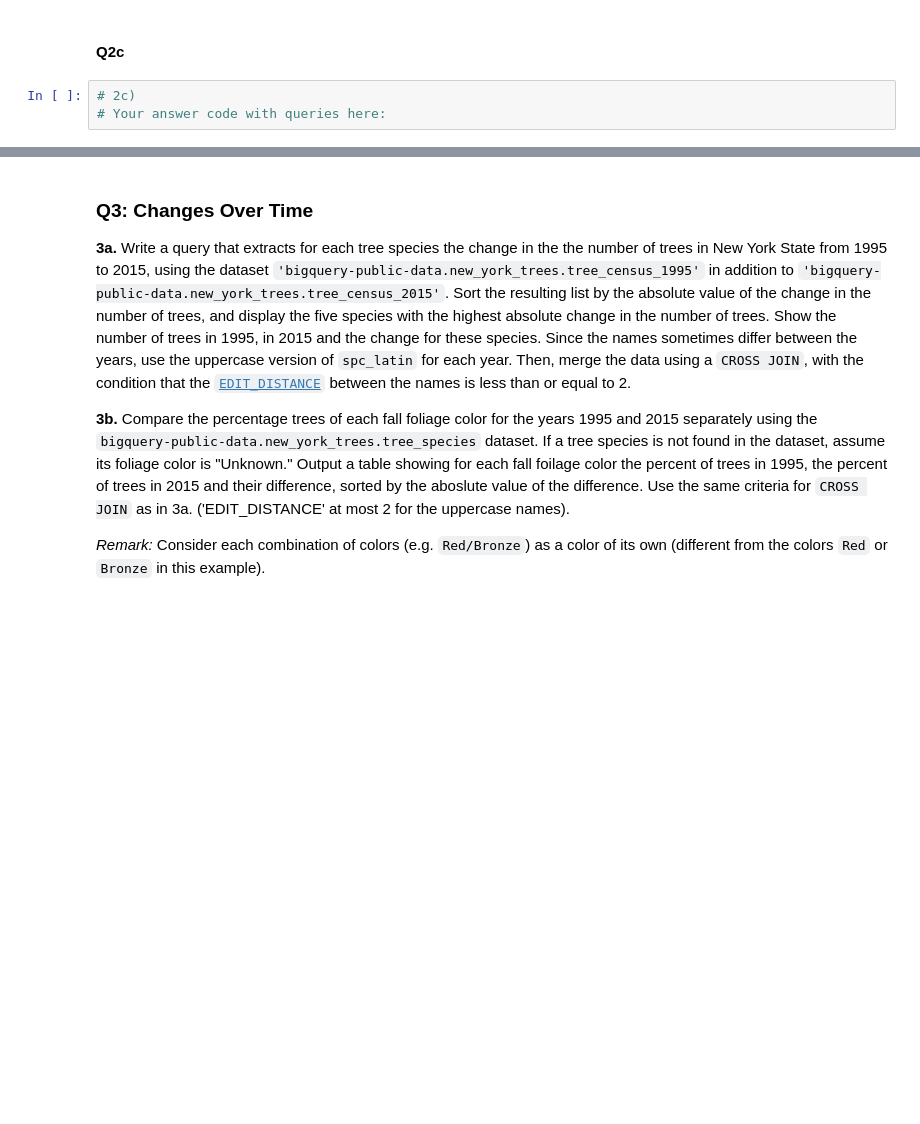
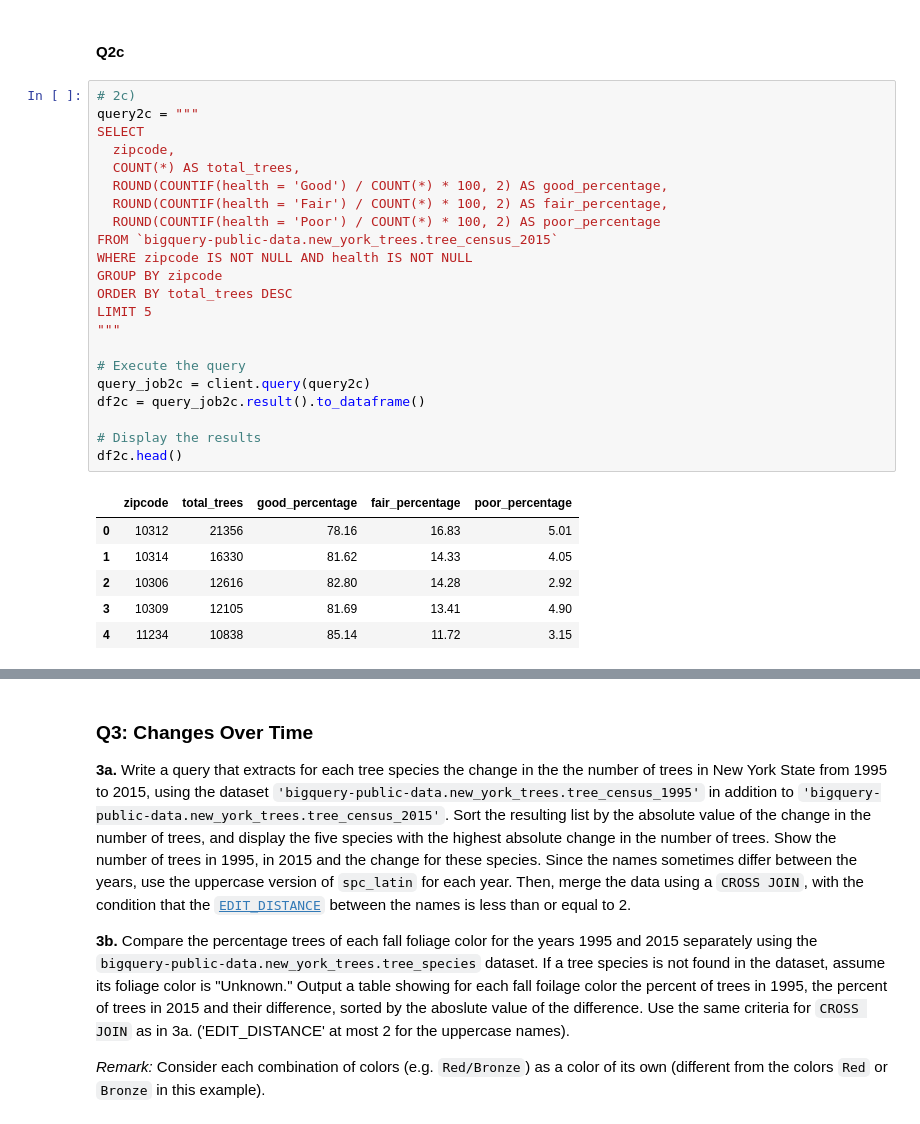
Before and after one commit to NathanP23/Big-Data-Mining-52002, a Jupyter notebook: MidTerm/MidTerm_52002_2024_25.ipynb, the cells around one changed output, grey strips where cells are left out. Drawn from its saved outputs; the diff is of its cells as text; blank space fills up the shorter version.

```diff
--- a/MidTerm/MidTerm_52002_2024_25.ipynb
+++ b/MidTerm/MidTerm_52002_2024_25.ipynb
@@ -147,6 +226,32 @@ SELECT FROM WHERE ...
 #### Q2c
 # %%
 # 2c)
-# Your answer code with queries here:
+query2c = """
+SELECT
+  zipcode,
+  COUNT(*) AS total_trees,
+  ROUND(COUNTIF(health = 'Good') / COUNT(*) * 100, 2) AS good_percentage,
+  ROUND(COUNTIF(health = 'Fair') / COUNT(*) * 100, 2) AS fair_percentage,
+  ROUND(COUNTIF(health = 'Poor') / COUNT(*) * 100, 2) AS poor_percentage
+FROM `bigquery-public-data.new_york_trees.tree_census_2015`
+WHERE zipcode IS NOT NULL AND health IS NOT NULL
+GROUP BY zipcode
+ORDER BY total_trees DESC
+LIMIT 5
+"""
+
+# Execute the query
+query_job2c = client.query(query2c)
+df2c = query_job2c.result().to_dataframe()
+
+# Display the results
+df2c.head()
+# %% [output]
+|  | zipcode | total_trees | good_percentage | fair_percentage | poor_percentage |
+| 0 | 10312 | 21356 | 78.16 | 16.83 | 5.01 |
+| 1 | 10314 | 16330 | 81.62 | 14.33 | 4.05 |
+| 2 | 10306 | 12616 | 82.80 | 14.28 | 2.92 |
+| 3 | 10309 | 12105 | 81.69 | 13.41 | 4.90 |
+| 4 | 11234 | 10838 | 85.14 | 11.72 | 3.15 |
 # %% [markdown]
 ##### Q2c Explanations
```
Also changed, not shown: parts of 9 cells of this notebook.
